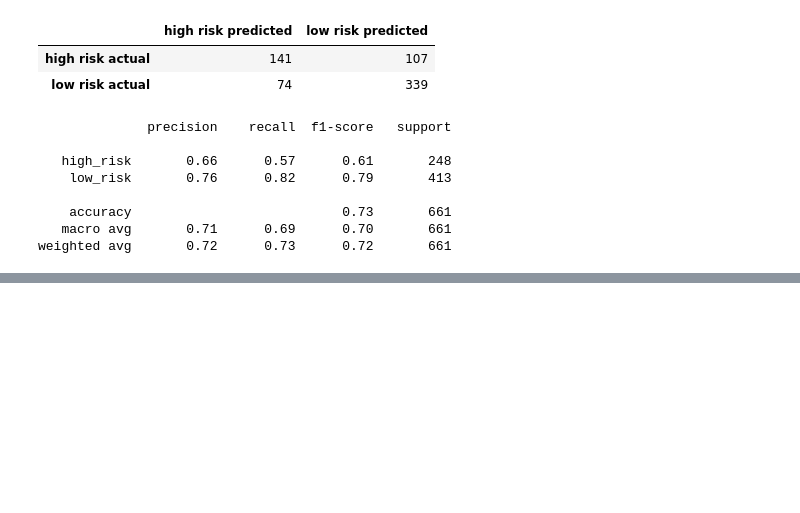
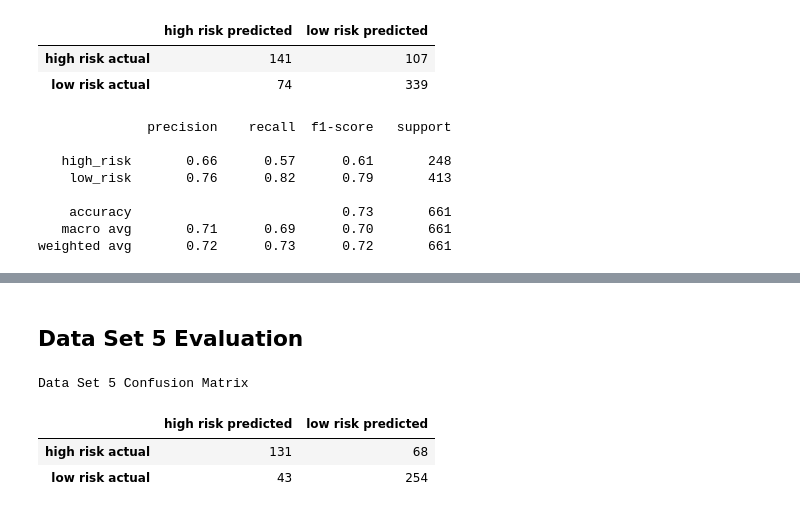
Before and after one commit to david-garza/enterococci_prediction_analysis, a Jupyter notebook: machine_learning/ml_final.ipynb, the cells around one changed output, grey strips where cells are left out. Saved outputs shown, nothing was run; the diff lists cells and outputs as text; code cells hidden in the pictures; blank space fills up the shorter version.

```diff
--- a/machine_learning/ml_final.ipynb
+++ b/machine_learning/ml_final.ipynb
@@ -403,0 +378,15 @@ weighted avg       0.72      0.73      0.72       661
+# %% [markdown]
+## Data Set 5 Evaluation
+# %%
+# confustion matrix
+cm5 = confusion_matrix(y5_test,y5_hat_test)
+print("Data Set 5 Confusion Matrix")
+
+# Create a data table
+cm5_df = pd.DataFrame(cm5,index=["high risk actual", "low risk actual"],columns=["high risk predicted","low risk predicted"])
+cm5_df
+# %% [output]
+Data Set 5 Confusion Matrix
+|  | high risk predicted | low risk predicted |
+| high risk actual | 131 | 68 |
+| low risk actual | 43 | 254 |
```
Also changed, not shown: parts of 34 cells of this notebook.
